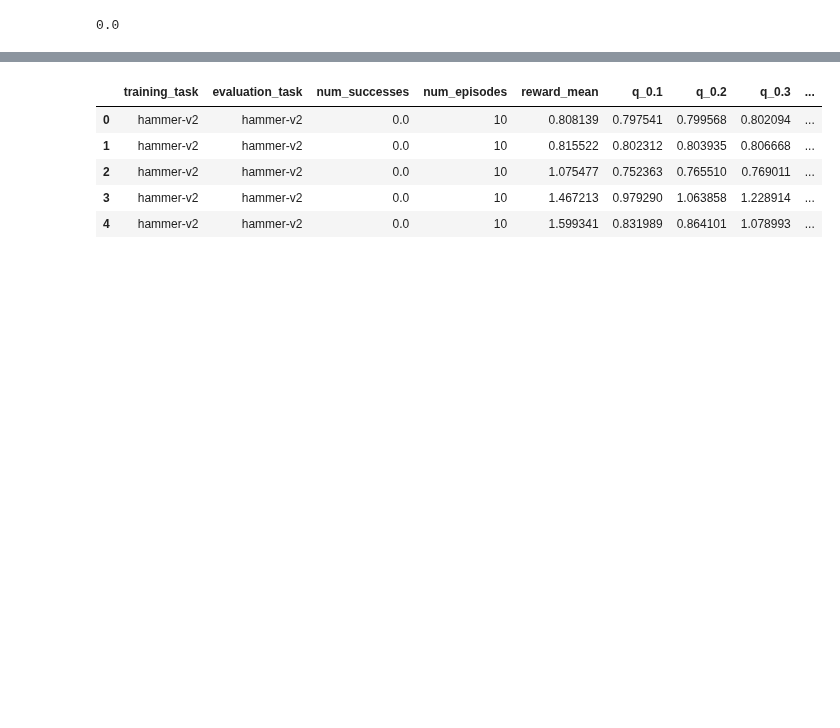
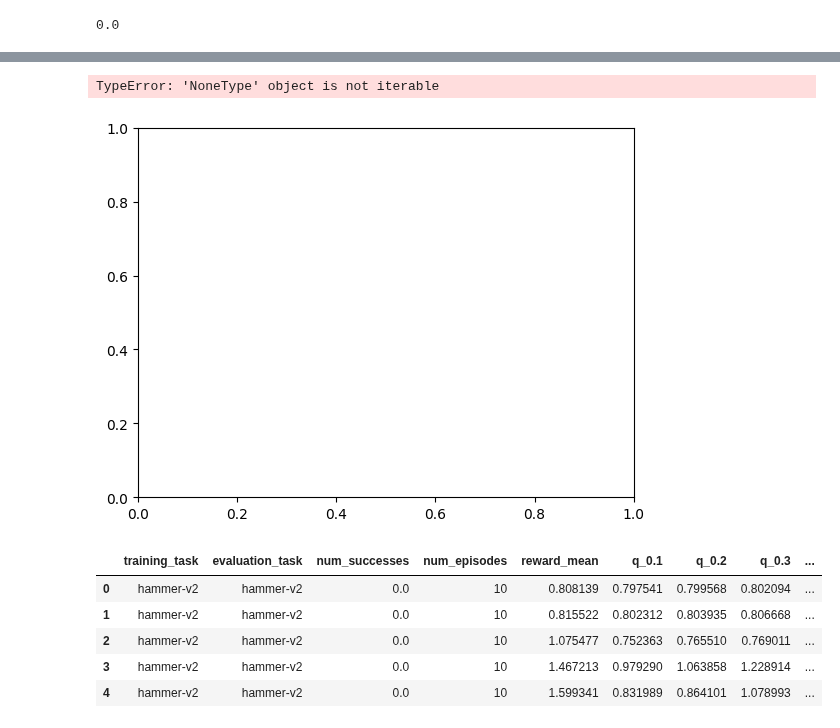
Before and after one commit to gdubbs100/right_left_brain_rl, a Jupyter notebook: continual_training_test.ipynb, the cells around one changed output, grey strips where cells are left out. Saved outputs shown, nothing was run; the diff lists cells and outputs as text; code cells hidden in the pictures; blank space fills up the shorter version.

```diff
--- a/continual_training_test.ipynb
+++ b/continual_training_test.ipynb
@@ -219,3 +241,16 @@ False True
+# %%
+qtile_df = results.loc[:, ['q_' + str(i/10) for i in range(1, 10)] + ['episode','training_task']]\
+    .melt(id_vars = ['episode', 'training_task'])
+
+sns.lineplot(
+    data= qtile_df.query('training_task=="hammer_v2"'),
+    x = 'episode',
+    y = 'value',
+    hue = 'variable'
+)
+# %% [output]
+TypeError: 'NoneType' object is not iterable
+[figure, added]
 # %%
 results = pd.read_csv('test_logs/dummy__20:01_15:59:01/results.csv')
 results.loc[:,'is_training_task'] = results.loc[:,'training_task'] == results.loc[:,'evaluation_task']
```
Also changed, not shown: parts of 4 cells of this notebook, 5 other files.
